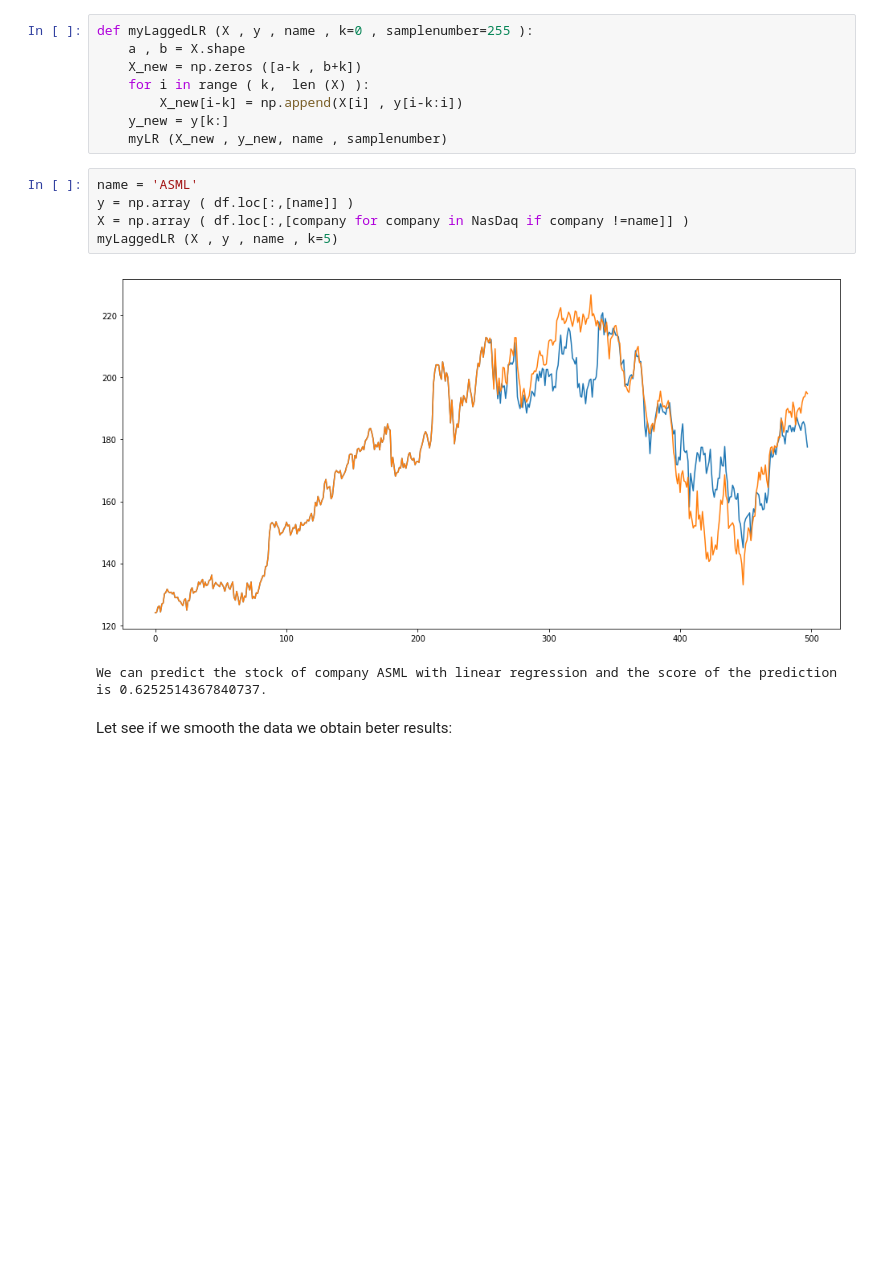
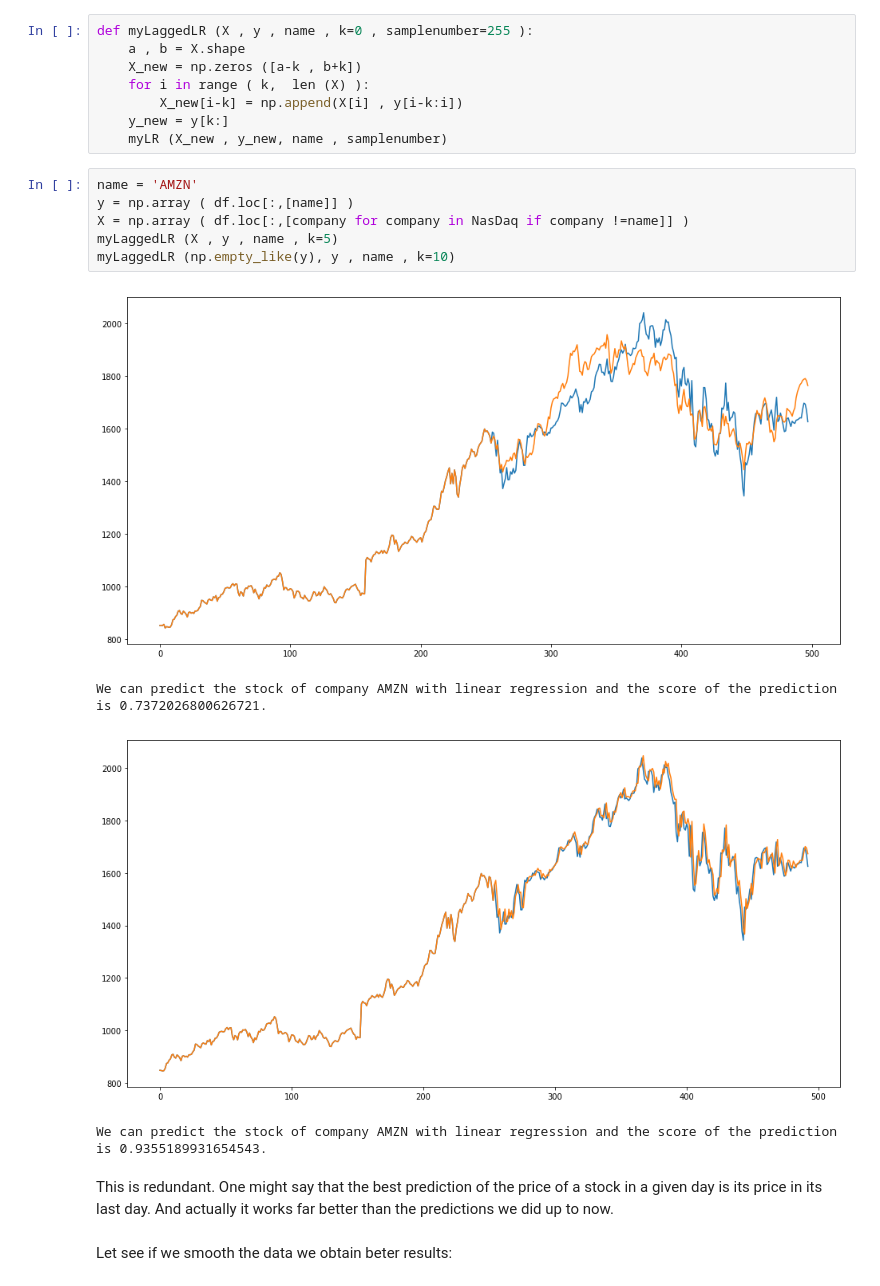
Before and after one commit to SaeedHK/stockML, a Jupyter notebook: JSONReadingOnline.ipynb, the cells around one changed output. Saved outputs shown, nothing was run; the diff lists cells and outputs as text; blank space fills up the shorter version.

```diff
--- a/JSONReadingOnline.ipynb
+++ b/JSONReadingOnline.ipynb
@@ -131,13 +131,18 @@ def myLaggedLR (X , y , name , k=0 , samplenumber=255 ):
     y_new = y[k:]
     myLR (X_new , y_new, name , samplenumber)
 # %%
-name = 'ASML'
+name = 'AMZN'
 y = np.array ( df.loc[:,[name]] )
 X = np.array ( df.loc[:,[company for company in NasDaq if company !=name]] )
 myLaggedLR (X , y , name , k=5)
+myLaggedLR (np.empty_like(y), y , name , k=10)
 # %% [output]
-[figure, old version]
+[figure, new version]
-We can predict the stock of company ASML with linear regression and the score of the prediction is 0.6252514367840737.
+We can predict the stock of company AMZN with linear regression and the score of the prediction is 0.7372026800626721.
+[figure, added]
+We can predict the stock of company AMZN with linear regression and the score of the prediction is 0.9355189931654543.
+# %% [markdown]
+This is redundant. One might say that the best prediction of the price of a stock in a given day is its price in its last day. And actually it works far better than the predictions we did up to now.
 # %% [markdown]
 Let see if we smooth the data we obtain beter results:
 # %%
```
Also changed, not shown: parts of 6 cells of this notebook.
